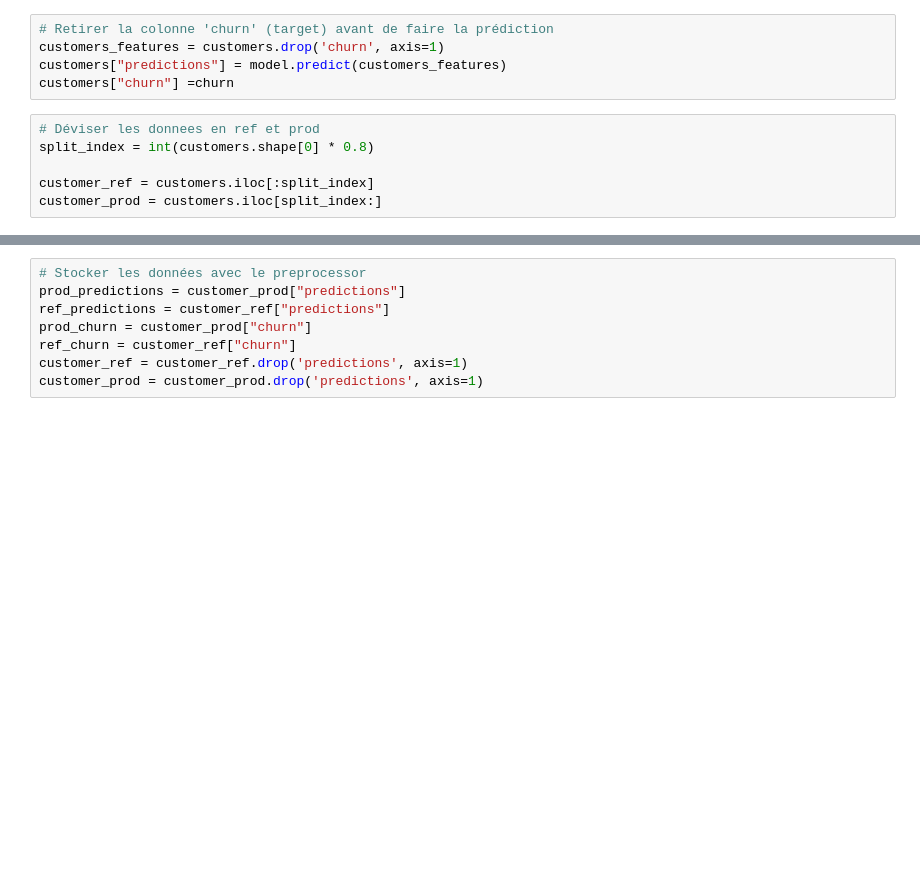
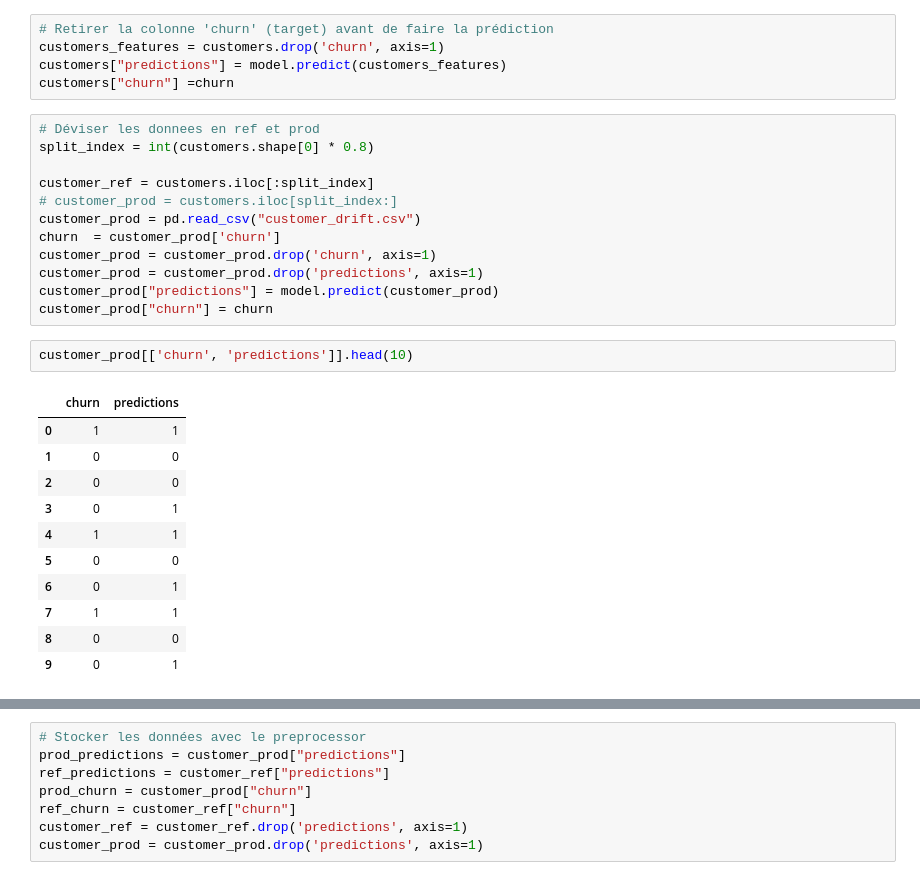
Before and after one commit to afkirmohamed11/ProjetML1UCBL1, a Jupyter notebook: reporting/notebook.ipynb, the cells around one changed output, grey strips where cells are left out. Drawn from its saved outputs; the diff is of its cells as text; blank space fills up the shorter version.

```diff
--- a/reporting/notebook.ipynb
+++ b/reporting/notebook.ipynb
@@ -333,4 +333,24 @@ customers["churn"] =churn
 split_index = int(customers.shape[0] * 0.8)
 
 customer_ref = customers.iloc[:split_index]
-customer_prod = customers.iloc[split_index:]
+# customer_prod = customers.iloc[split_index:]
+customer_prod = pd.read_csv("customer_drift.csv")
+churn  = customer_prod['churn']
+customer_prod = customer_prod.drop('churn', axis=1)
+customer_prod = customer_prod.drop('predictions', axis=1)
+customer_prod["predictions"] = model.predict(customer_prod)
+customer_prod["churn"] = churn
+# %%
+customer_prod[['churn', 'predictions']].head(10)
+# %% [output]
+|  | churn | predictions |
+| 0 | 1 | 1 |
+| 1 | 0 | 0 |
+| 2 | 0 | 0 |
+| 3 | 0 | 1 |
+| 4 | 1 | 1 |
+| 5 | 0 | 0 |
+| 6 | 0 | 1 |
+| 7 | 1 | 1 |
+| 8 | 0 | 0 |
+| 9 | 0 | 1 |
```
Also changed, not shown: parts of 10 cells of this notebook, 27 other files.
